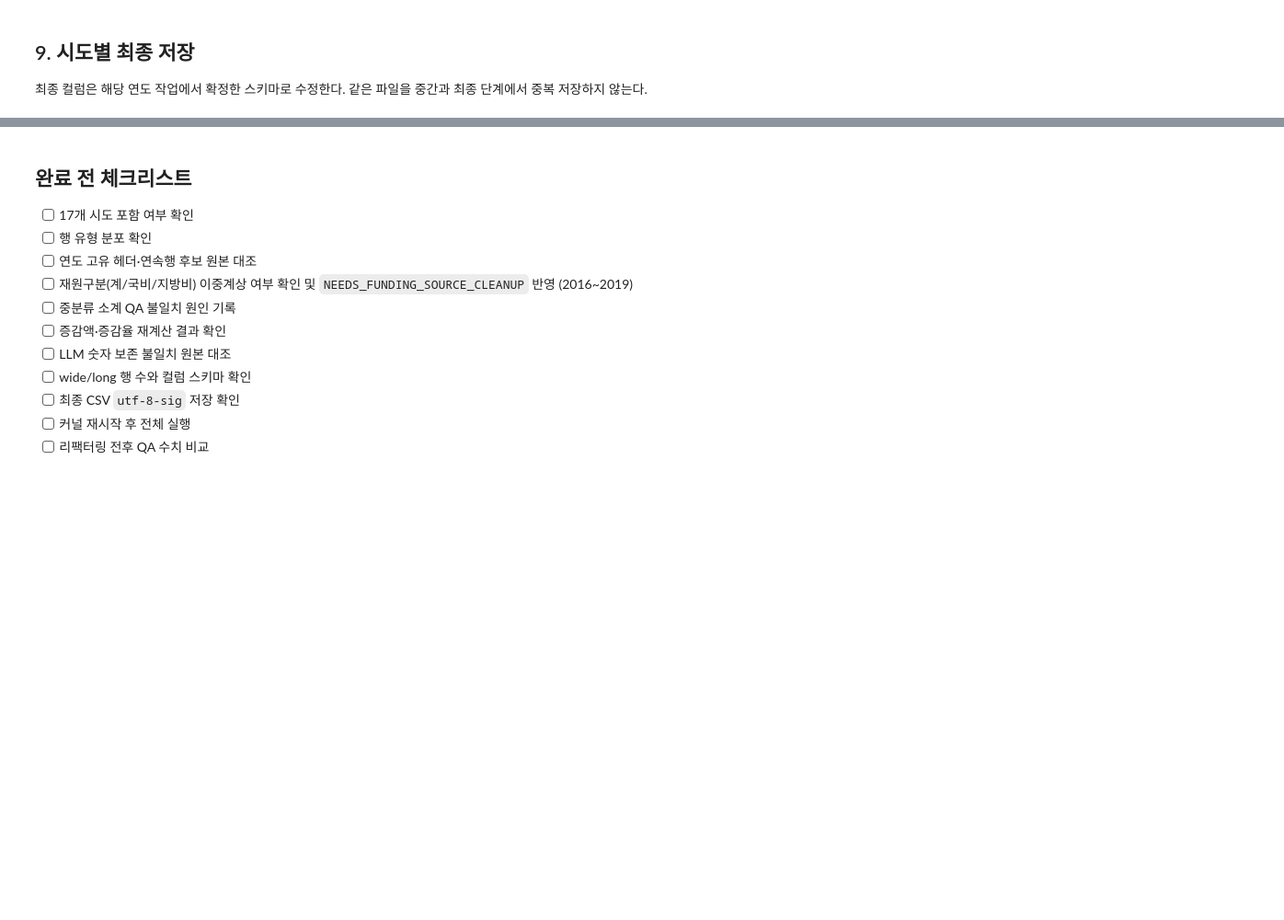
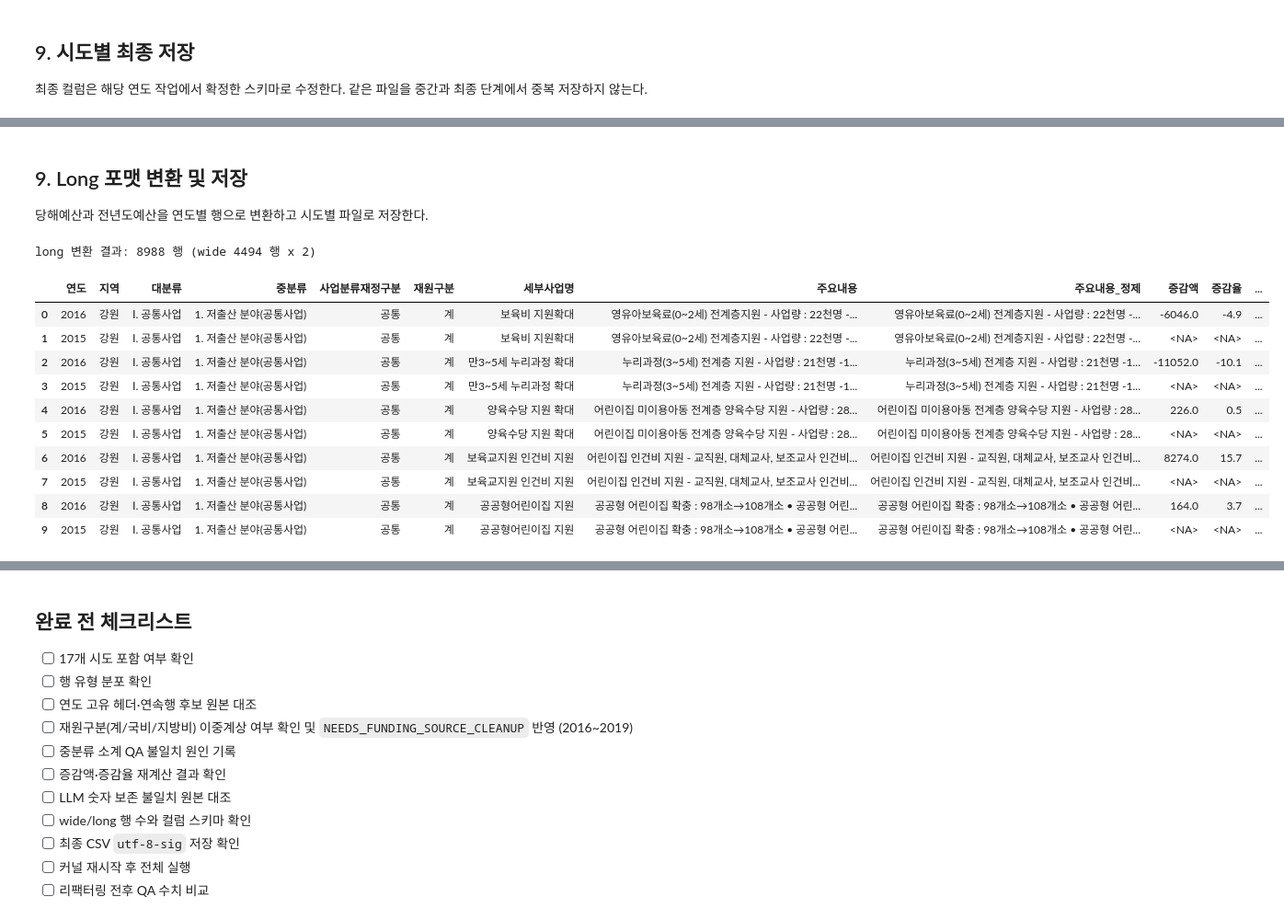
Before and after one commit to JungYeoni/yumocha, a Jupyter notebook: notebooks/20260721_EDA_2016_전국_시도분리정제.ipynb, the cells around one changed output, grey strips where cells are left out. Shown at 92% size. Drawn from its saved outputs; the diff is of its cells as text; code cells hidden in the pictures; blank space fills up the shorter version.

```diff
--- a/notebooks/20260721_EDA_2016_전국_시도분리정제.ipynb
+++ b/notebooks/20260721_EDA_2016_전국_시도분리정제.ipynb
@@ -216,0 +303,10 @@ display(df_leaf[["지역", "세부사업명", "당해예산", "전년도예산",
+# %%
+is_common = df_leaf["대분류"].str.contains("공통", na=False)
+is_self = df_leaf["대분류"].str.contains("자체", na=False)
+
+df_leaf["사업분류재정구분"] = pd.NA  # 초기화
+df_leaf.loc[is_common, "사업분류재정구분"] = "공통"
+df_leaf.loc[is_self, "사업분류재정구분"] = "자체"
+
+print(df_leaf["사업분류재정구분"].value_counts(dropna=False))
+display(df_leaf[df_leaf["사업분류재정구분"].isna()].head())
@@ -335,13 +499,18 @@ else:
 
 최종 컬럼은 해당 연도 작업에서 확정한 스키마로 수정한다. 같은 파일을 중간과 최종 단계에서 중복 저장하지 않는다.
 # %%
+df_leaf["연도"] = YEAR
+
 output_cols = [
+    "연도",
     "지역",
     "대분류",
     "중분류",
     "사업분류재정구분",
+    "재원구분",
     "세부사업명",
     "주요내용",
+    "주요내용_정제",
     "당해예산",
     "전년도예산",
     "증감액",
@@ -357,5 +526,9 @@ if missing_output_cols:
 for sido, group in df_leaf.groupby("지역"):
     sido_dir = get_sido_dir(INTERIM_DIR, sido)
     output_path = sido_dir / f"{YEAR}_{sido}_세부사업_정제.csv"
+    raw_output_path = sido_dir / f"{YEAR}_{sido}_필터링전_전체원본.csv"
     group[output_cols].to_csv(output_path, index=False, encoding="utf-8-sig")
+    df_labeled.loc[df_labeled["지역"].eq(sido)].to_csv(
+        raw_output_path, index=False, encoding="utf-8-sig"
+    )
     print(f"{sido}: {len(group)}행 저장 -> {output_path}")
@@ -361,0 +553,34 @@ for sido, group in df_leaf.groupby("지역"):
+# %% [markdown]
+## 9. Long 포맷 변환 및 저장
+
+당해예산과 전년도예산을 연도별 행으로 변환하고 시도별 파일로 저장한다.
+# %%
+long_id_cols = [column for column in output_cols if column not in {"당해예산", "전년도예산"}]
+df_long = df_leaf[output_cols].melt(
+    id_vars=long_id_cols,
+    value_vars=["당해예산", "전년도예산"],
+    var_name="예산구분",
+    value_name="예산액",
+)
+
+previous_mask = df_long["예산구분"].eq("전년도예산")
+df_long.loc[previous_mask, "연도"] -= 1
+df_long.loc[previous_mask, ["증감액", "증감율"]] = None
+df_long = df_long.sort_values(["지역", "원본행", "예산구분"]).reset_index(drop=True)
+
+assert len(df_long) == len(df_leaf) * 2
+print("long 변환 결과:", len(df_long), "행 (wide", len(df_leaf), "행 x 2)")
+display(df_long.head(10))
+# %% [output]
+long 변환 결과: 8988 행 (wide 4494 행 x 2)
+|  | 연도 | 지역 | 대분류 | 중분류 | 사업분류재정구분 | 재원구분 | 세부사업명 | 주요내용 | 주요내용_정제 | 증감액 | 증감율 | ... |
+| 0 | 2016 | 강원 | Ⅰ. 공통사업 | 1. 저출산 분야(공통사업) | 공통 | 계 | 보육비 지원확대 | 영유아보육료(0~2세) 전계층지원 - 사업량 : 22천명 -... | 영유아보육료(0~2세) 전계층지원 - 사업량 : 22천명 -... | -6046.0 | -4.9 | ... |
+| 1 | 2015 | 강원 | Ⅰ. 공통사업 | 1. 저출산 분야(공통사업) | 공통 | 계 | 보육비 지원확대 | 영유아보육료(0~2세) 전계층지원 - 사업량 : 22천명 -... | 영유아보육료(0~2세) 전계층지원 - 사업량 : 22천명 -... | <NA> | <NA> | ... |
+| 2 | 2016 | 강원 | Ⅰ. 공통사업 | 1. 저출산 분야(공통사업) | 공통 | 계 | 만3~5세 누리과정 확대 | 누리과정(3~5세) 전계층 지원 - 사업량 : 21천명 -1... | 누리과정(3~5세) 전계층 지원 - 사업량 : 21천명 -1... | -11052.0 | -10.1 | ... |
+| 3 | 2015 | 강원 | Ⅰ. 공통사업 | 1. 저출산 분야(공통사업) | 공통 | 계 | 만3~5세 누리과정 확대 | 누리과정(3~5세) 전계층 지원 - 사업량 : 21천명 -1... | 누리과정(3~5세) 전계층 지원 - 사업량 : 21천명 -1... | <NA> | <NA> | ... |
+| 4 | 2016 | 강원 | Ⅰ. 공통사업 | 1. 저출산 분야(공통사업) | 공통 | 계 | 양육수당 지원 확대 | 어린이집 미이용아동 전계층 양육수당 지원 - 사업량 : 28... | 어린이집 미이용아동 전계층 양육수당 지원 - 사업량 : 28... | 226.0 | 0.5 | ... |
+| 5 | 2015 | 강원 | Ⅰ. 공통사업 | 1. 저출산 분야(공통사업) | 공통 | 계 | 양육수당 지원 확대 | 어린이집 미이용아동 전계층 양육수당 지원 - 사업량 : 28... | 어린이집 미이용아동 전계층 양육수당 지원 - 사업량 : 28... | <NA> | <NA> | ... |
+| 6 | 2016 | 강원 | Ⅰ. 공통사업 | 1. 저출산 분야(공통사업) | 공통 | 계 | 보육교지원 인건비 지원 | 어린이집 인건비 지원 - 교직원, 대체교사, 보조교사 인건비... | 어린이집 인건비 지원 - 교직원, 대체교사, 보조교사 인건비... | 8274.0 | 15.7 | ... |
+| 7 | 2015 | 강원 | Ⅰ. 공통사업 | 1. 저출산 분야(공통사업) | 공통 | 계 | 보육교지원 인건비 지원 | 어린이집 인건비 지원 - 교직원, 대체교사, 보조교사 인건비... | 어린이집 인건비 지원 - 교직원, 대체교사, 보조교사 인건비... | <NA> | <NA> | ... |
+| 8 | 2016 | 강원 | Ⅰ. 공통사업 | 1. 저출산 분야(공통사업) | 공통 | 계 | 공공형어린이집 지원 | 공공형 어린이집 확충 : 98개소→108개소 • 공공형 어린... | 공공형 어린이집 확충 : 98개소→108개소 • 공공형 어린... | 164.0 | 3.7 | ... |
+| 9 | 2015 | 강원 | Ⅰ. 공통사업 | 1. 저출산 분야(공통사업) | 공통 | 계 | 공공형어린이집 지원 | 공공형 어린이집 확충 : 98개소→108개소 • 공공형 어린... | 공공형 어린이집 확충 : 98개소→108개소 • 공공형 어린... | <NA> | <NA> | ... |
```
Also changed, not shown: parts of 14 cells of this notebook, 6 other files.
